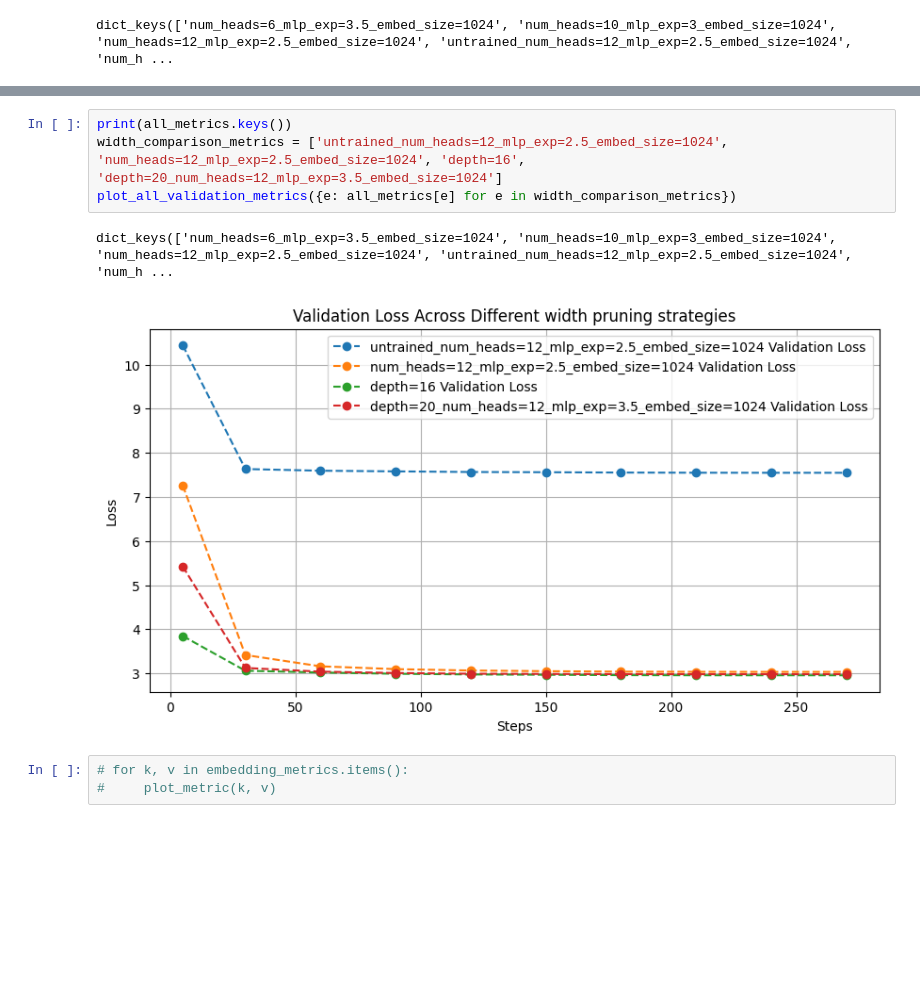
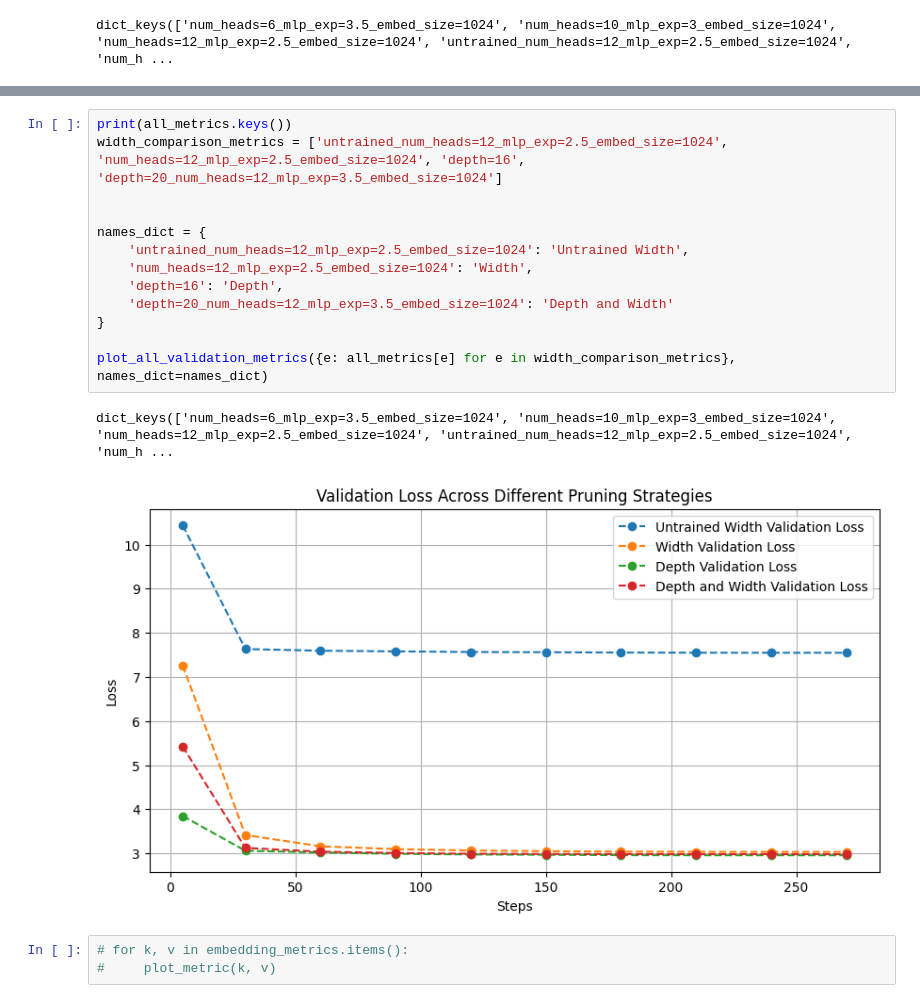
Before and after one commit to rammalahmad/pruned_GPT, a Jupyter notebook: saved_plots/plots_metrics.ipynb, the cells around one changed output, grey strips where cells are left out. Saved outputs shown, nothing was run; the diff lists cells and outputs as text; blank space fills up the shorter version.

```diff
--- a/saved_plots/plots_metrics.ipynb
+++ b/saved_plots/plots_metrics.ipynb
@@ -74,10 +74,19 @@ plot_all_validation_metrics({e: all_metrics[e] for e in width_comparison_metrics
 # %%
 print(all_metrics.keys())
 width_comparison_metrics = ['untrained_num_heads=12_mlp_exp=2.5_embed_size=1024', 'num_heads=12_mlp_exp=2.5_embed_size=1024', 'depth=16', 'depth=20_num_heads=12_mlp_exp=3.5_embed_size=1024']
-plot_all_validation_metrics({e: all_metrics[e] for e in width_comparison_metrics})
+
+
+names_dict = {
+    'untrained_num_heads=12_mlp_exp=2.5_embed_size=1024': 'Untrained Width',
+    'num_heads=12_mlp_exp=2.5_embed_size=1024': 'Width',
+    'depth=16': 'Depth',
+    'depth=20_num_heads=12_mlp_exp=3.5_embed_size=1024': 'Depth and Width'
+}
+
+plot_all_validation_metrics({e: all_metrics[e] for e in width_comparison_metrics}, names_dict=names_dict)
 # %% [output]
 dict_keys(['num_heads=6_mlp_exp=3.5_embed_size=1024', 'num_heads=10_mlp_exp=3_embed_size=1024', 'num_heads=12_mlp_exp=2.5_embed_size=1024', 'untrained_num_heads=12_mlp_exp=2.5_embed_size=1024', 'num_h ...
-[figure, old version]
+[figure, new version]
 # %%
 # for k, v in embedding_metrics.items():
 #     plot_metric(k, v)
```
Also changed, not shown: parts of 3 cells of this notebook, 1 other file.
